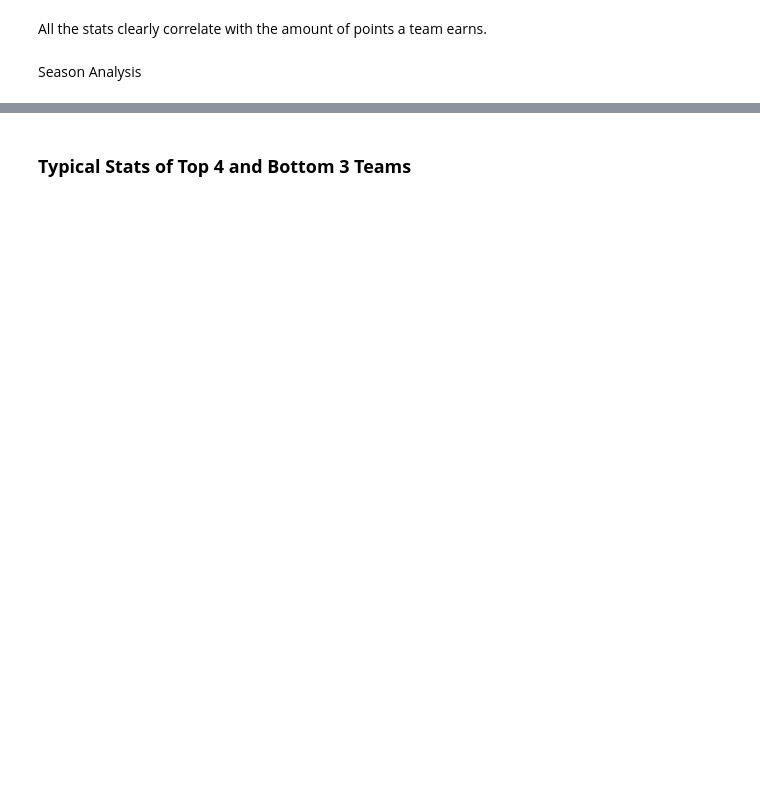
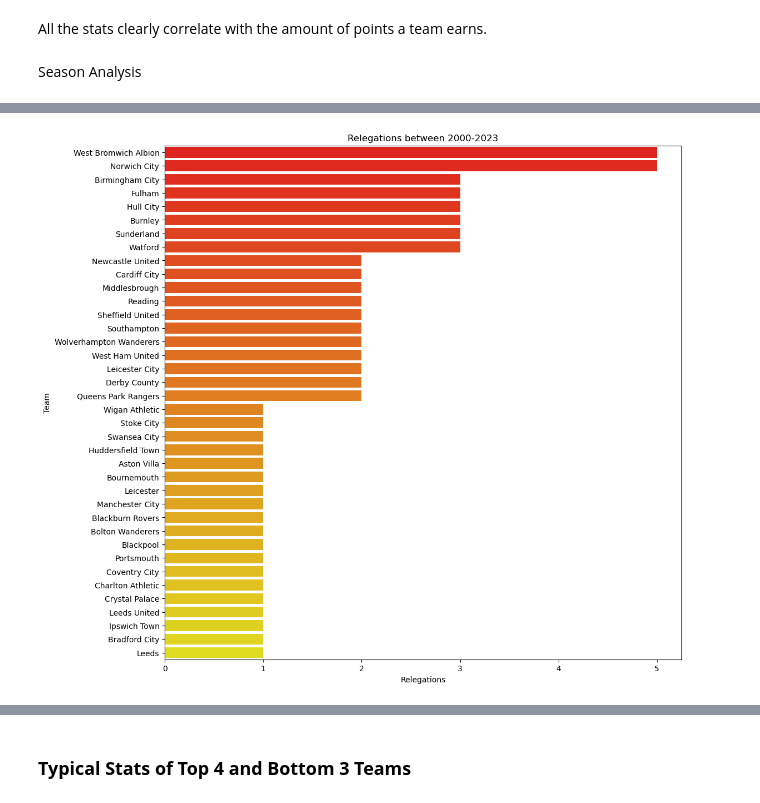
Before and after one commit to GodwinBentum/new-e-prem, a Jupyter notebook: epl-standings-predictions.ipynb, the cells around one changed output, grey strips where cells are left out. Saved outputs shown, nothing was run; the diff lists cells and outputs as text; code cells hidden in the pictures; blank space fills up the shorter version.

```diff
--- a/epl-standings-predictions.ipynb
+++ b/epl-standings-predictions.ipynb
@@ -134,9 +295,11 @@ relegations = losers.Team.value_counts()
 # %%
 plt.figure(figsize=(12, 12))
 sns.barplot(x=relegations, y=relegations.index, palette = 'autumn')
-plt.title('Relegations between 2000-2022');
+plt.title('Relegations between 2000-2023');
 plt.xlabel('Relegations');
 plt.ylabel('Team');
+# %% [output]
+[figure, added]
 # %%
 points_df = past_seasons_df.groupby('Team').agg({'Pts': 'sum'})
 matches_df = past_seasons_df.groupby('Team').agg({'Pld':'sum'})
```
Also changed, not shown: parts of 49 cells of this notebook.
